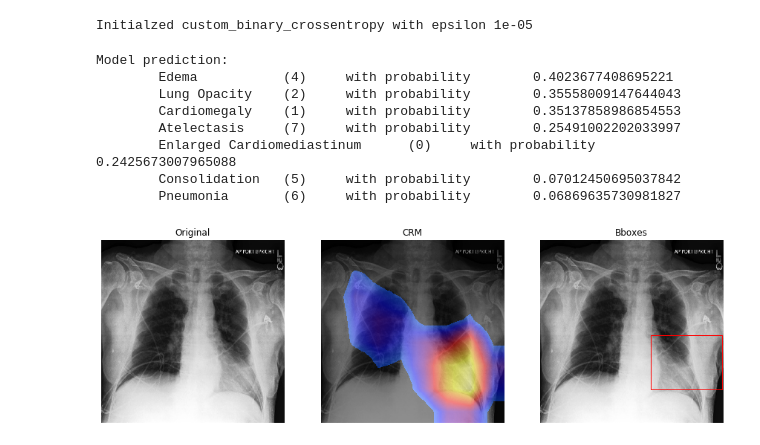
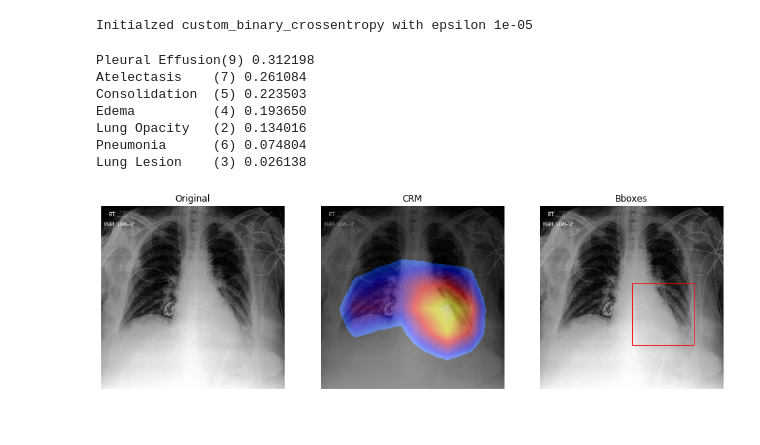
Before and after one commit to TobiasSchmidtDE/DeepL-MedicalImaging, a Jupyter notebook: src/utils/crm.ipynb, the cells around one changed output. Drawn from its saved outputs; the diff is of its cells as text; code cells hidden in the pictures.

```diff
--- a/src/utils/crm.ipynb
+++ b/src/utils/crm.ipynb
@@ -60,18 +59,25 @@ model = build_model()
 # %%
 crm = CRM(model, benchmark.label_columns, dims=(256, 256))
 # %%
-image = 'data/chexpert/full/CheXpert-v1.0-small/valid/patient64541/study1/view1_frontal.jpg'
-
-# for thresh in [0.1, 0.2, 0.3, 0.4, 0.5, 0.6, 0.7]:
-crm.generate_crm_combined_plot(image, 0.3)
+image = 'data/chexpert/full/CheXpert-v1.0-small/valid/patient64582/study1/view1_frontal.jpg'
+thresh = 0.3
-# %% [output]
-Model prediction:
-        Edema           (4)     with probability        0.4023677408695221
-        Lung Opacity    (2)     with probability        0.35558009147644043
-        Cardiomegaly    (1)     with probability        0.35137858986854553
-        Atelectasis     (7)     with probability        0.25491002202033997
-        Enlarged Cardiomediastinum      (0)     with probability        0.2425673007965088
-        Consolidation   (5)     with probability        0.07012450695037842
-        Pneumonia       (6)     with probability        0.06869635730981827
-[figure, removed]
+# %%
+original, resized_crm, img, output = crm.single_image_crm(image, thresh)
+top = decode_predictions(crm.classes, output[0], crm.num_classes)[:7]
+
+bbox, plt = crm.plot_crm(original, img, resized_crm, thresh, figsize=(15,10))
+
+for c, i, p in top:
+    print('{:15s}({}) {:f}'.format(c, i, p))
+
+plt.show()
+# %% [output]
+Pleural Effusion(9) 0.312198
+Atelectasis    (7) 0.261084
+Consolidation  (5) 0.223503
+Edema          (4) 0.193650
+Lung Opacity   (2) 0.134016
+Pneumonia      (6) 0.074804
+Lung Lesion    (3) 0.026138
+[figure, added]
 # %%
```
Also changed, not shown: parts of 3 cells of this notebook, 1 other file.
